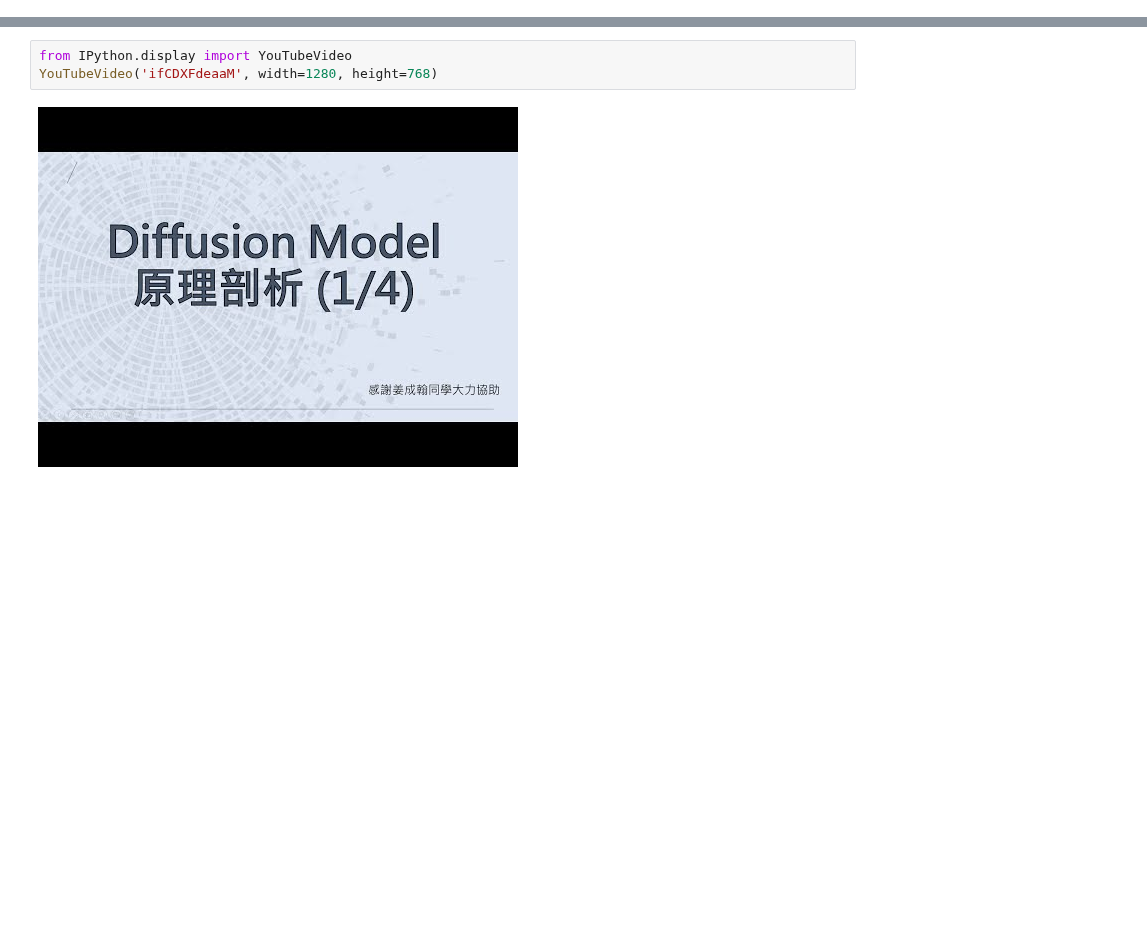
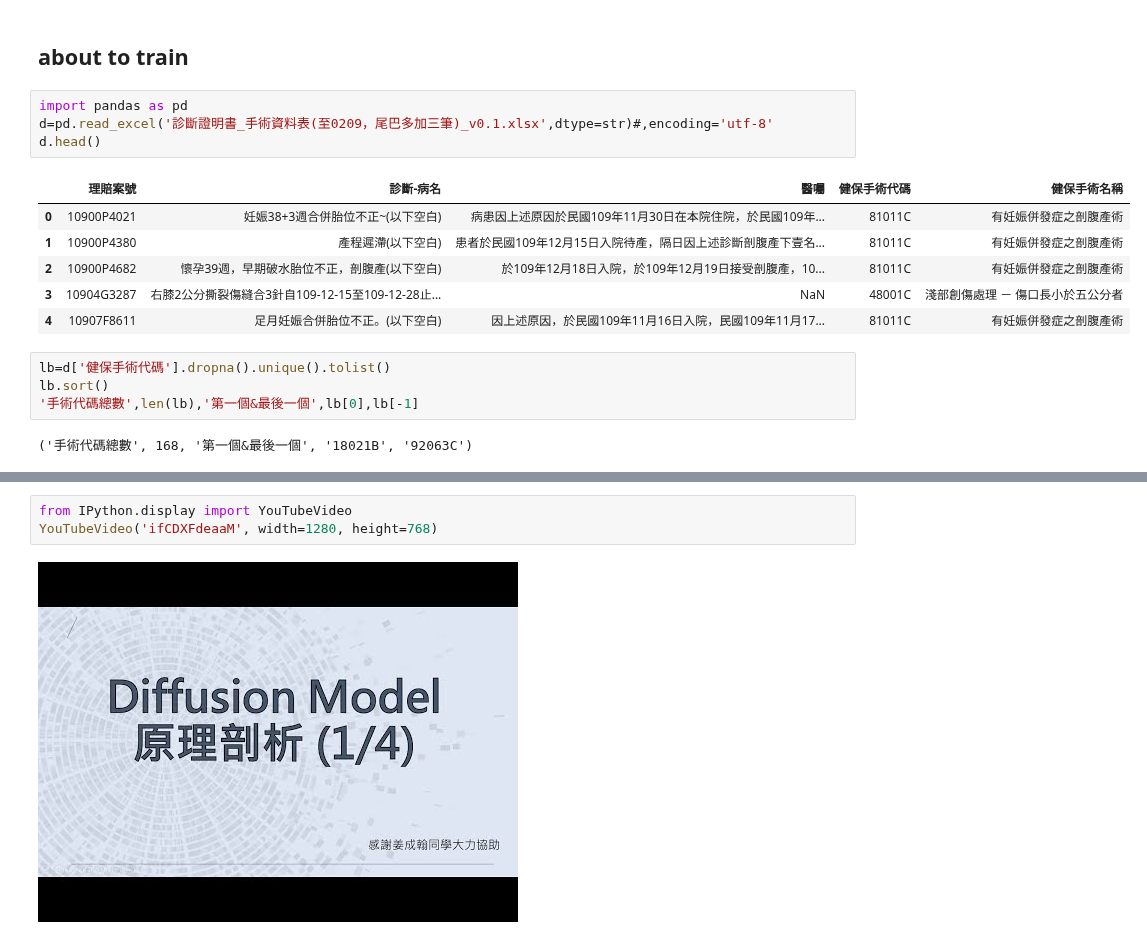
Before and after one commit to zhe0/prac, a Jupyter notebook: untitle.ipynb, the cells around one changed output, grey strips where cells are left out. Saved outputs shown, nothing was run; the diff lists cells and outputs as text; blank space fills up the shorter version.

```diff
--- a/untitle.ipynb
+++ b/untitle.ipynb
@@ -70,0 +28,19 @@ As an AI Language model, I do not have access to your specific configuration or
+# %% [markdown]
+## about to train
+# %%
+import pandas as pd
+d=pd.read_excel('診斷證明書_手術資料表(至0209，尾巴多加三筆)_v0.1.xlsx',dtype=str)#,encoding='utf-8'
+d.head()
+# %% [output]
+|  | 理賠案號 | 診斷-病名 | 醫囑 | 健保手術代碼 | 健保手術名稱 |
+| 0 | 10900P4021 | 妊娠38+3週合併胎位不正~(以下空白) | 病患因上述原因於民國109年11月30日在本院住院，於民國109年... | 81011C | 有妊娠併發症之剖腹產術 |
+| 1 | 10900P4380 | 產程遲滯(以下空白) | 患者於民國109年12月15日入院待產，隔日因上述診斷剖腹產下壹名... | 81011C | 有妊娠併發症之剖腹產術 |
+| 2 | 10900P4682 | 懷孕39週，早期破水胎位不正，剖腹產(以下空白) | 於109年12月18日入院，於109年12月19日接受剖腹產，10... | 81011C | 有妊娠併發症之剖腹產術 |
+| 3 | 10904G3287 | 右膝2公分撕裂傷縫合3針自109-12-15至109-12-28止... | NaN | 48001C | 淺部創傷處理 － 傷口長小於五公分者 |
+| 4 | 10907F8611 | 足月妊娠合併胎位不正。(以下空白) | 因上述原因，於民國109年11月16日入院，民國109年11月17... | 81011C | 有妊娠併發症之剖腹產術 |
+# %%
+lb=d['健保手術代碼'].dropna().unique().tolist()
+lb.sort()
+'手術代碼總數',len(lb),'第一個&最後一個',lb[0],lb[-1]
+# %% [output]
+('手術代碼總數', 168, '第一個&最後一個', '18021B', '92063C')
```
Also changed, not shown: parts of 14 cells of this notebook.
